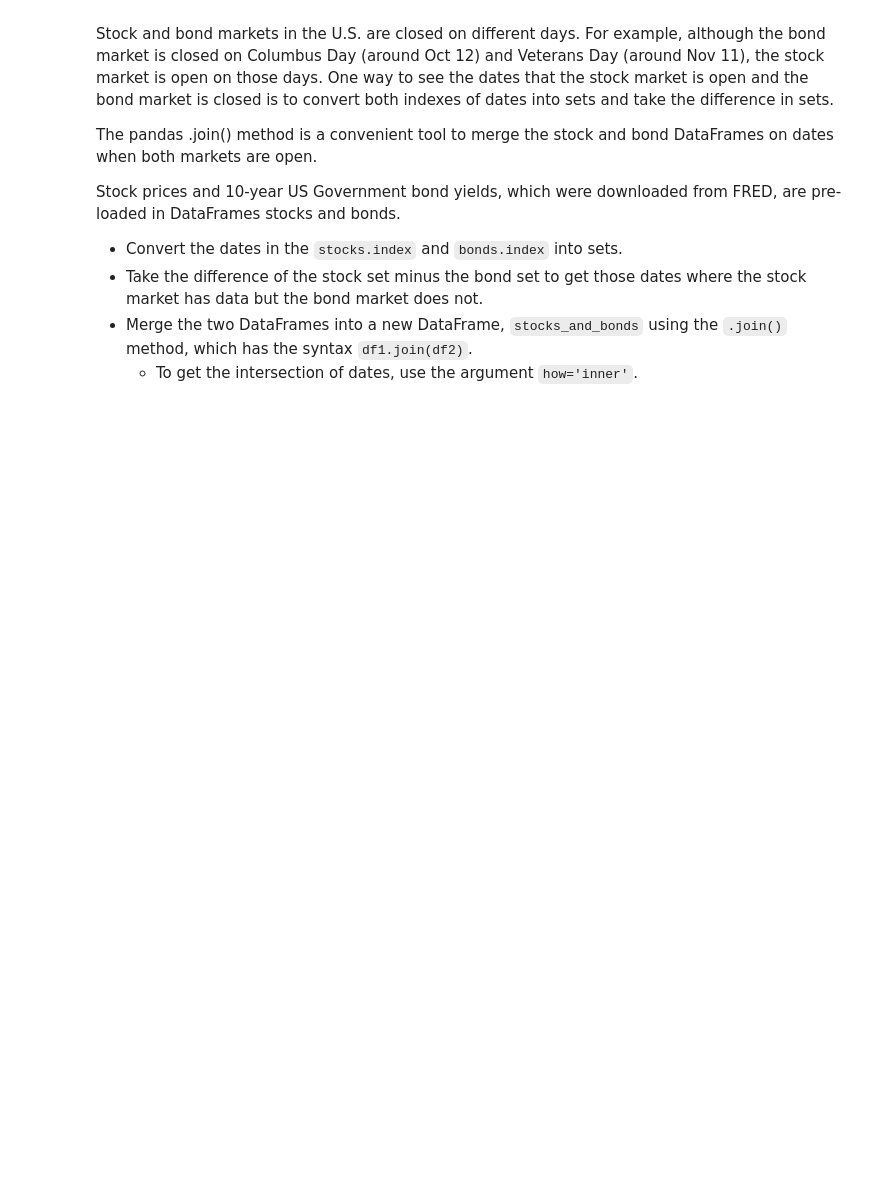
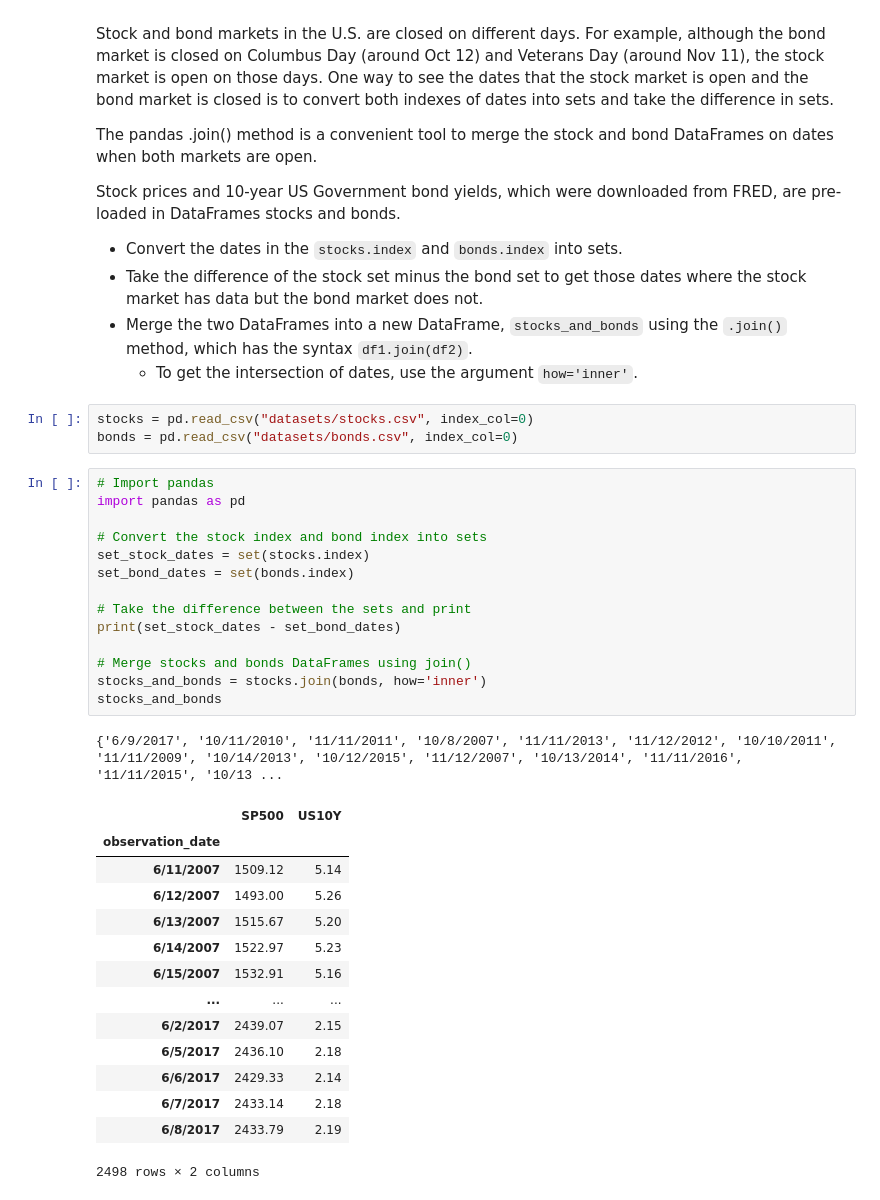
Before and after one commit to AI-MOO/Time_Series_Datacamp, a Jupyter notebook: 02_Time_Series_Analysis_in_Python/01_Correlation_and_Autocorrelation.ipynb, the cells around one changed output. Saved outputs shown, nothing was run; the diff lists cells and outputs as text; blank space fills up the shorter version.

```diff
--- a/02_Time_Series_Analysis_in_Python/01_Correlation_and_Autocorrelation.ipynb
+++ b/02_Time_Series_Analysis_in_Python/01_Correlation_and_Autocorrelation.ipynb
@@ -67,3 +67,36 @@ Stock prices and 10-year US Government bond yields, which were downloaded from F
 - Take the difference of the stock set minus the bond set to get those dates where the stock market has data but the bond market does not.
 - Merge the two DataFrames into a new DataFrame, `stocks_and_bonds` using the `.join()` method, which has the syntax `df1.join(df2)`.
     - To get the intersection of dates, use the argument `how='inner'`.
+# %%
+stocks = pd.read_csv("datasets/stocks.csv", index_col=0)
+bonds = pd.read_csv("datasets/bonds.csv", index_col=0)
+# %%
+# Import pandas
+import pandas as pd
+
+# Convert the stock index and bond index into sets
+set_stock_dates = set(stocks.index)
+set_bond_dates = set(bonds.index)
+
+# Take the difference between the sets and print
+print(set_stock_dates - set_bond_dates)
+
+# Merge stocks and bonds DataFrames using join()
+stocks_and_bonds = stocks.join(bonds, how='inner')
+stocks_and_bonds
+# %% [output]
+{'6/9/2017', '10/11/2010', '11/11/2011', '10/8/2007', '11/11/2013', '11/12/2012', '10/10/2011', '11/11/2009', '10/14/2013', '10/12/2015', '11/12/2007', '10/13/2014', '11/11/2016', '11/11/2015', '10/13 ...
+|  | SP500 | US10Y |
+| observation_date |  |  |
+| 6/11/2007 | 1509.12 | 5.14 |
+| 6/12/2007 | 1493.00 | 5.26 |
+| 6/13/2007 | 1515.67 | 5.20 |
+| 6/14/2007 | 1522.97 | 5.23 |
+| 6/15/2007 | 1532.91 | 5.16 |
+| ... | ... | ... |
+| 6/2/2017 | 2439.07 | 2.15 |
+| 6/5/2017 | 2436.10 | 2.18 |
+| 6/6/2017 | 2429.33 | 2.14 |
+| 6/7/2017 | 2433.14 | 2.18 |
+| 6/8/2017 | 2433.79 | 2.19 |
+2498 rows × 2 columns
```
Also changed, not shown: parts of 20 cells of this notebook.
